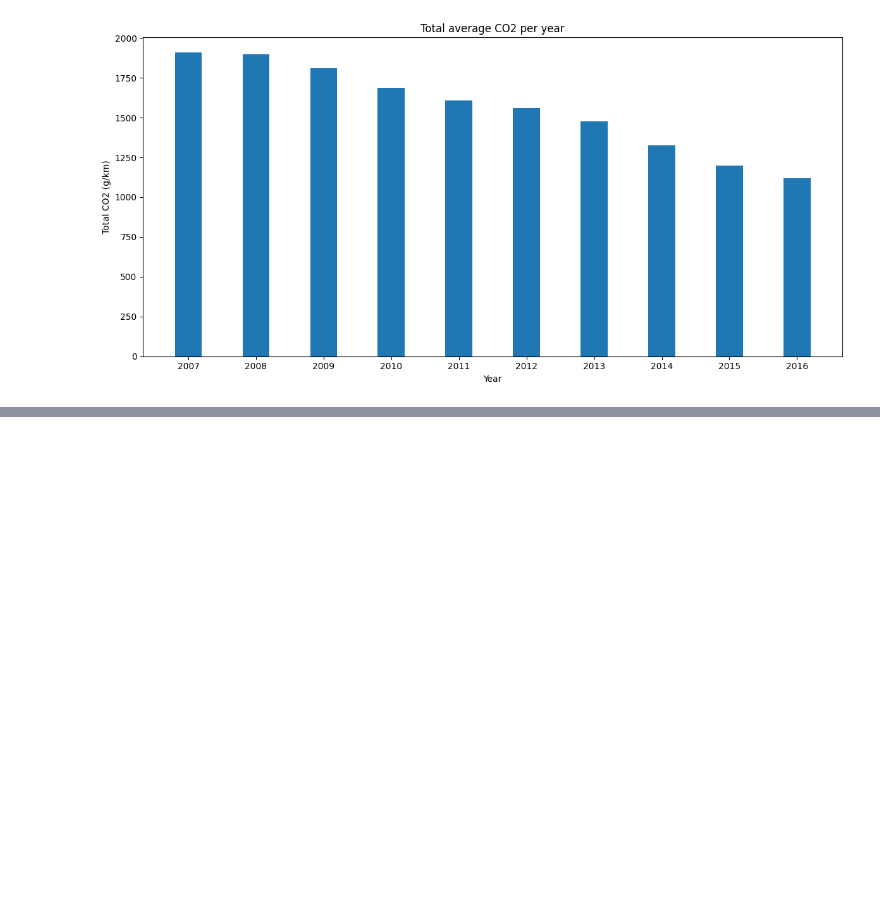
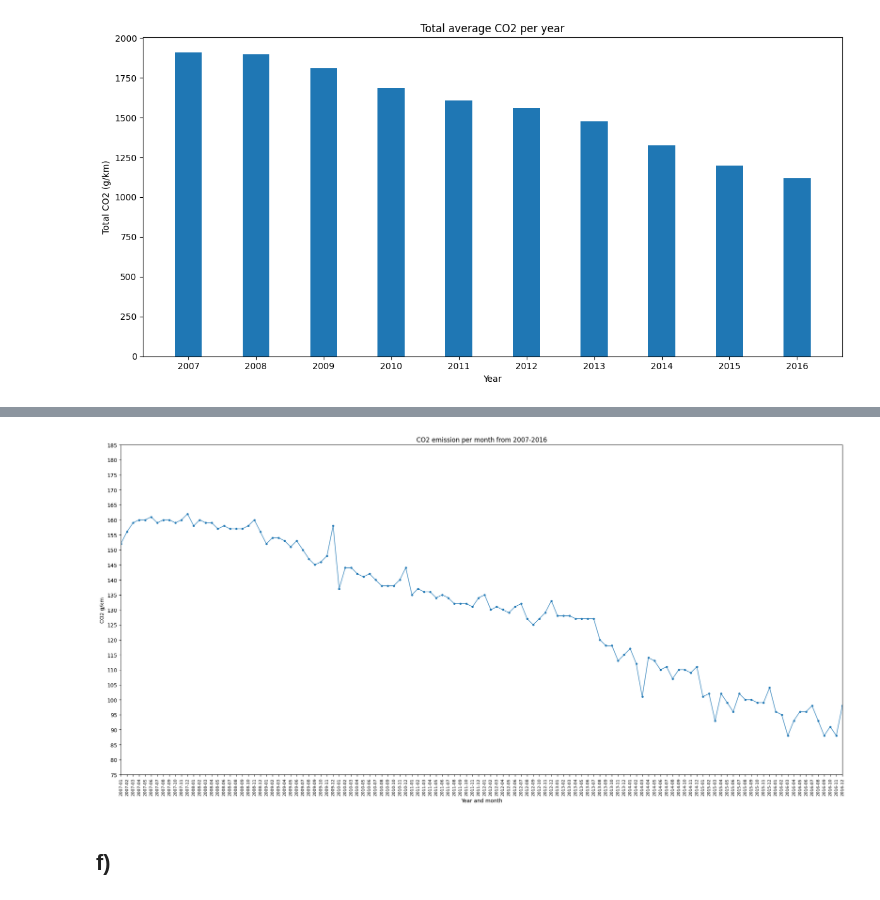
Before and after one commit to MarcusArdenstedt/data_visualization_Marcus_Ericsson_DE24, a Jupyter notebook: exercises/exercise_0/exe_0.ipynb, the cells around one changed output, grey strips where cells are left out. Drawn from its saved outputs; the diff is of its cells as text; code cells hidden in the pictures; blank space fills up the shorter version.

```diff
--- a/exercises/exercise_0/exe_0.ipynb
+++ b/exercises/exercise_0/exe_0.ipynb
@@ -311,0 +424,2 @@ plt.show()
+# %%
+df_emission_line_chart = df[["Year", "Month", "Avg_CO2"]]
@@ -311,0 +442,13 @@ plt.show()
+# %%
+df_emission_line_chart =duckdb.query(
+    """--sql
+    SELECT
+        Year || '-' || LPAD(CAST(Month AS VARCHAR), 2, '0') AS Date,
+        Avg_CO2
+    FROM
+        df_emission_line_chart;
+    """
+).df()
+# %%
+df_emission_line_chart = df_emission_line_chart.iloc[:-1]
+df_emission_line_chart
@@ -311,0 +469,2 @@ plt.show()
+# %%
+df_emission_line_chart.set_index("Date", inplace=True)
@@ -311,0 +487,22 @@ plt.show()
+# %%
+import numpy as np
+
+fig, ax = plt.subplots(figsize= (20,10))
+ax.plot(df_emission_line_chart.index, df_emission_line_chart["Avg_CO2"], linewidth= 1, marker= 'o' ,markersize= 3)
+
+ax.set_xlim(df_emission_line_chart.index.min(), df_emission_line_chart.index.max())
+ax.set_xticks(df_emission_line_chart.index)
+ax.set_xticklabels(df_emission_line_chart.index.astype(str), rotation= 90, fontsize= 8)
+ax.set_yticks(np.arange(75, 190, 5))
+ax.set_ylabel("CO2 g/km")
+ax.set_title("CO2 emission per month from 2007-2016")
+ax.set_xlabel("Year and month")
+
+fig.savefig("figures/emission per year")
+
+plt.tight_layout()
+plt.show()
+# %% [output]
+[figure, added]
+# %% [markdown]
+## f)
```
Also changed, not shown: parts of 24 cells of this notebook, 2 other files.
